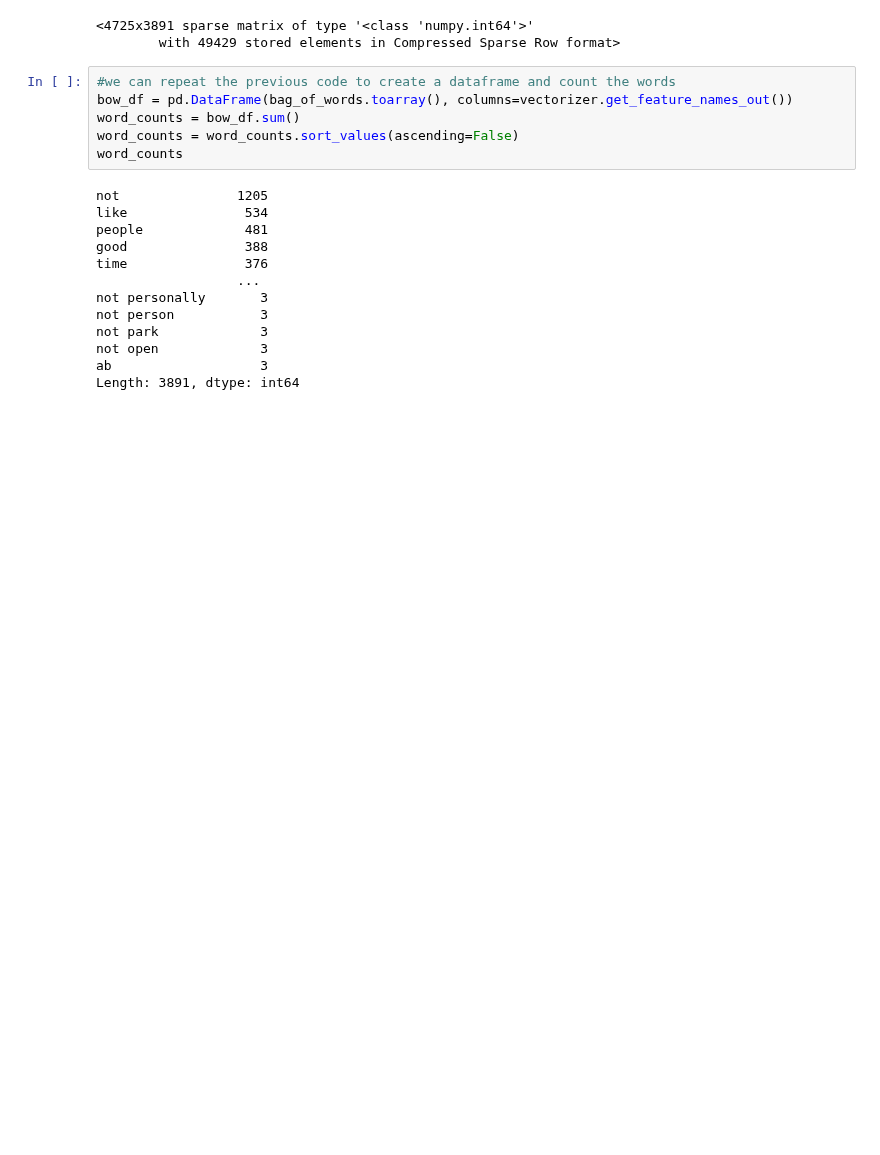
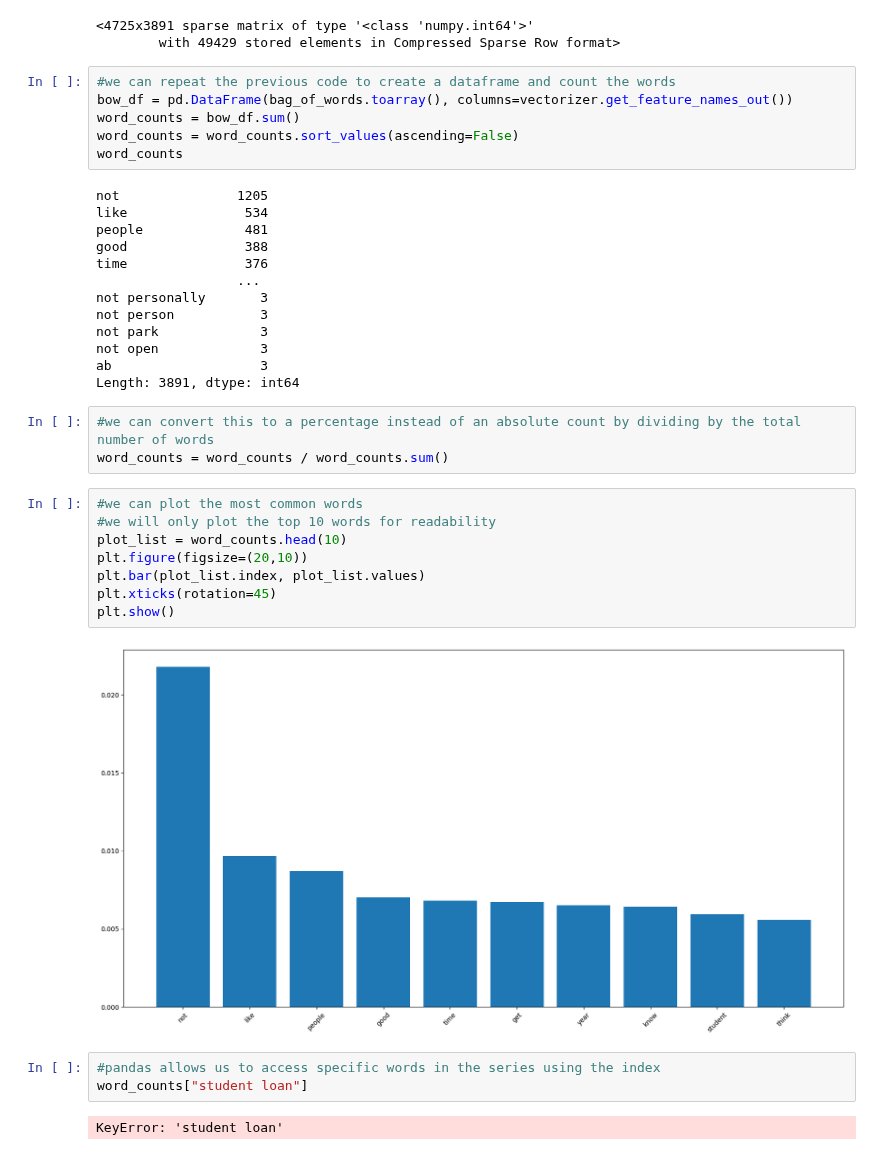
Before and after one commit to MattV15/project1-counting-words, a Jupyter notebook: Project 1 MVD.ipynb, the cells around one changed output. Cells and saved outputs as stored; diff of their text form; blank space fills up the shorter version.

```diff
--- a/Project 1 MVD.ipynb
+++ b/Project 1 MVD.ipynb
@@ -398,3 +402,21 @@ not park             3
 not open             3
 ab                   3
 Length: 3891, dtype: int64
+# %%
+#we can convert this to a percentage instead of an absolute count by dividing by the total number of words
+word_counts = word_counts / word_counts.sum()
+# %%
+#we can plot the most common words
+#we will only plot the top 10 words for readability
+plot_list = word_counts.head(10)
+plt.figure(figsize=(20,10))
+plt.bar(plot_list.index, plot_list.values)
+plt.xticks(rotation=45)
+plt.show()
+# %% [output]
+[figure, added]
+# %%
+#pandas allows us to access specific words in the series using the index
+word_counts["student loan"]
+# %% [output]
+KeyError: 'student loan'
```
Also changed, not shown: parts of 4 cells of this notebook.
